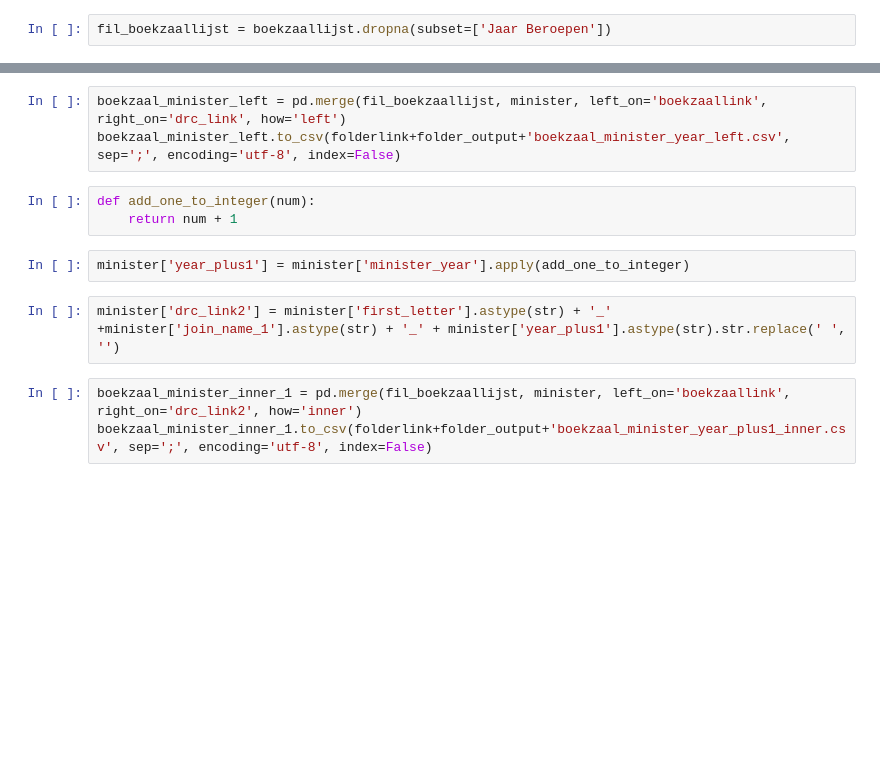
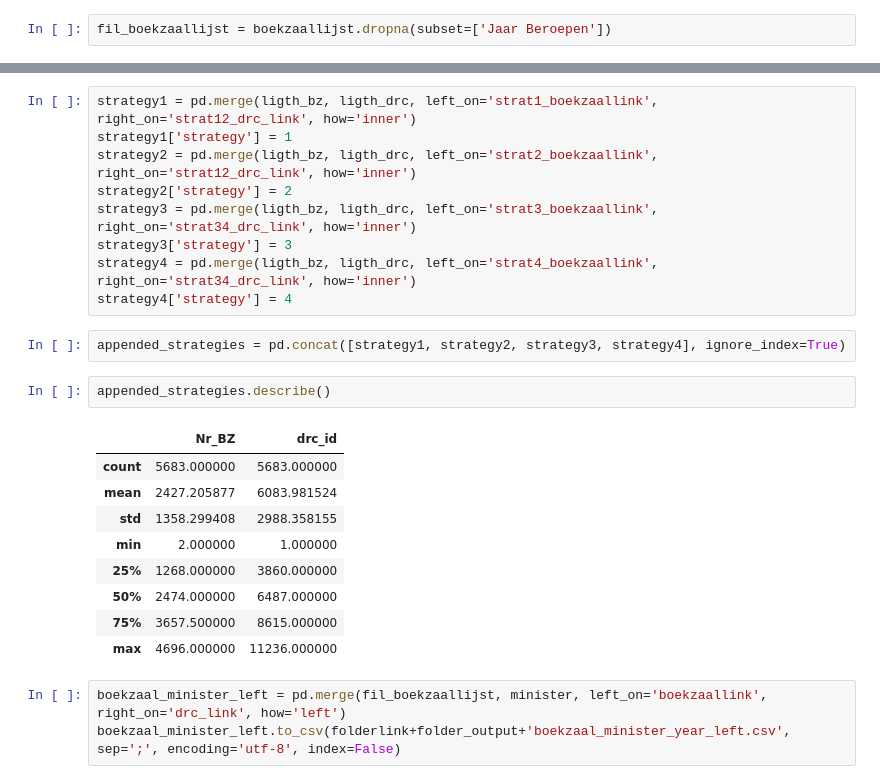
Before and after one commit to DigiDuRe/DigiDuRe, a Jupyter notebook: act5/boekzaallijst.ipynb, the cells around one changed output, grey strips where cells are left out. Cells and saved outputs as stored; diff of their text form; blank space fills up the shorter version.

```diff
--- a/act5/boekzaallijst.ipynb
+++ b/act5/boekzaallijst.ipynb
@@ -87,13 +179,26 @@ boekzaal_minister_inner_0.to_csv(folderlink+folder_output+'boekzaal_minister_yea
+# %%
+strategy1 = pd.merge(ligth_bz, ligth_drc, left_on='strat1_boekzaallink', right_on='strat12_drc_link', how='inner')
+strategy1['strategy'] = 1
+strategy2 = pd.merge(ligth_bz, ligth_drc, left_on='strat2_boekzaallink', right_on='strat12_drc_link', how='inner')
+strategy2['strategy'] = 2
+strategy3 = pd.merge(ligth_bz, ligth_drc, left_on='strat3_boekzaallink', right_on='strat34_drc_link', how='inner')
+strategy3['strategy'] = 3
+strategy4 = pd.merge(ligth_bz, ligth_drc, left_on='strat4_boekzaallink', right_on='strat34_drc_link', how='inner')
+strategy4['strategy'] = 4
+# %%
+appended_strategies = pd.concat([strategy1, strategy2, strategy3, strategy4], ignore_index=True)
+# %%
+appended_strategies.describe()
+# %% [output]
+|  | Nr_BZ | drc_id |
+| count | 5683.000000 | 5683.000000 |
+| mean | 2427.205877 | 6083.981524 |
+| std | 1358.299408 | 2988.358155 |
+| min | 2.000000 | 1.000000 |
+| 25% | 1268.000000 | 3860.000000 |
+| 50% | 2474.000000 | 6487.000000 |
+| 75% | 3657.500000 | 8615.000000 |
+| max | 4696.000000 | 11236.000000 |
 # %%
 boekzaal_minister_left = pd.merge(fil_boekzaallijst, minister, left_on='boekzaallink', right_on='drc_link', how='left')
 boekzaal_minister_left.to_csv(folderlink+folder_output+'boekzaal_minister_year_left.csv', sep=';', encoding='utf-8', index=False)
-# %%
-def add_one_to_integer(num):
-    return num + 1
-# %%
-minister['year_plus1'] = minister['minister_year'].apply(add_one_to_integer)
-# %%
-minister['drc_link2'] = minister['first_letter'].astype(str) + '_' +minister['join_name_1'].astype(str) + '_' + minister['year_plus1'].astype(str).str.replace(' ', '')
-# %%
-boekzaal_minister_inner_1 = pd.merge(fil_boekzaallijst, minister, left_on='boekzaallink', right_on='drc_link2', how='inner')
-boekzaal_minister_inner_1.to_csv(folderlink+folder_output+'boekzaal_minister_year_plus1_inner.csv', sep=';', encoding='utf-8', index=False)
```
Also changed, not shown: parts of 41 cells of this notebook.
